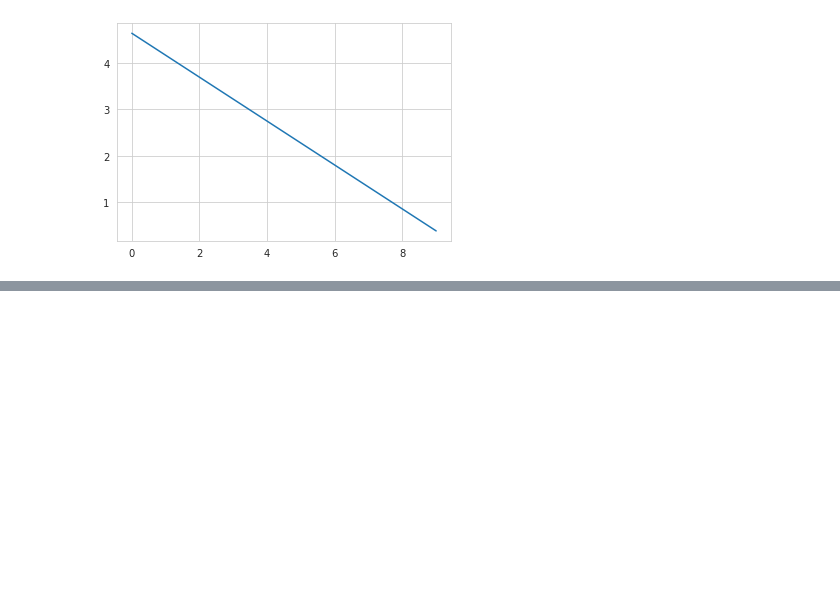
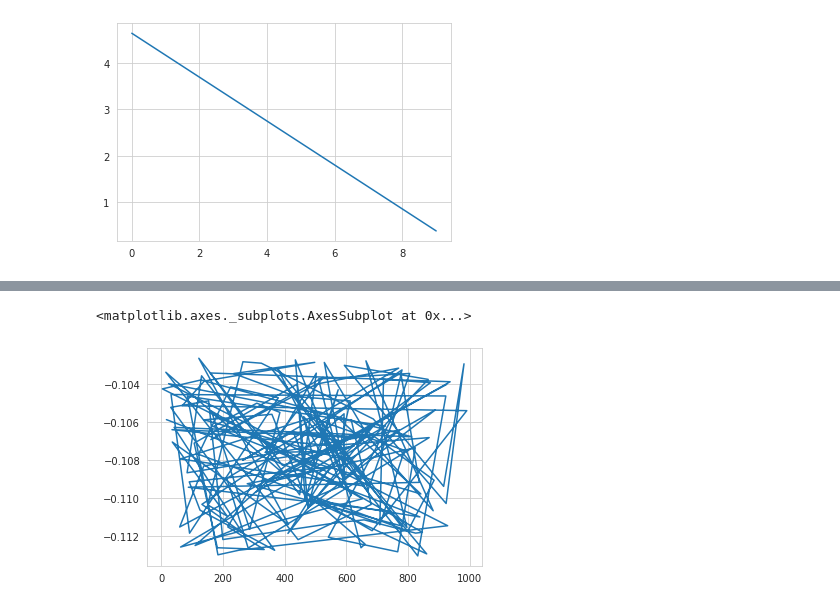
Before and after one commit to AAntunesNDS/supermarkt-sales, a Jupyter notebook: SupermarketSales.ipynb, the cells around one changed output, grey strips where cells are left out. Saved outputs shown, nothing was run; the diff lists cells and outputs as text; code cells hidden in the pictures; blank space fills up the shorter version.

```diff
--- a/SupermarketSales.ipynb
+++ b/SupermarketSales.ipynb
@@ -595,0 +620,5 @@ INFO:fbprophet:n_changepoints greater than number of observations. Using 2.
+# %%
+from sklearn.preprocessing import MinMaxScaler, StandardScaler
+scaler = MinMaxScaler()
+# %%
+scaler.fit(data_prodline_sports[['Total']])
@@ -595,0 +627,3 @@ INFO:fbprophet:n_changepoints greater than number of observations. Using 2.
+# %%
+data_prodline_sports[['Total']] = scaler.transform(data_prodline_sports[['Total']])
+data_prodline_sports[['Total']] = scaler.transform(data_prodline_sports[['Total']])
@@ -595,0 +651,5 @@ INFO:fbprophet:n_changepoints greater than number of observations. Using 2.
+# %%
+total_sports =  data_prodline_sports[['Date_time', 'Total']]
+total_sports.columns = ['ds', 'y']
+total_sports = total_sports.drop([822])
+total_sports.sort_values(by='y')
@@ -595,0 +670,5 @@ INFO:fbprophet:n_changepoints greater than number of observations. Using 2.
+# %%
+total_sports['y'].plot()
+# %% [output]
+<matplotlib.axes._subplots.AxesSubplot at 0x...>
+[figure, added]
```
Also changed, not shown: parts of 23 cells of this notebook.
